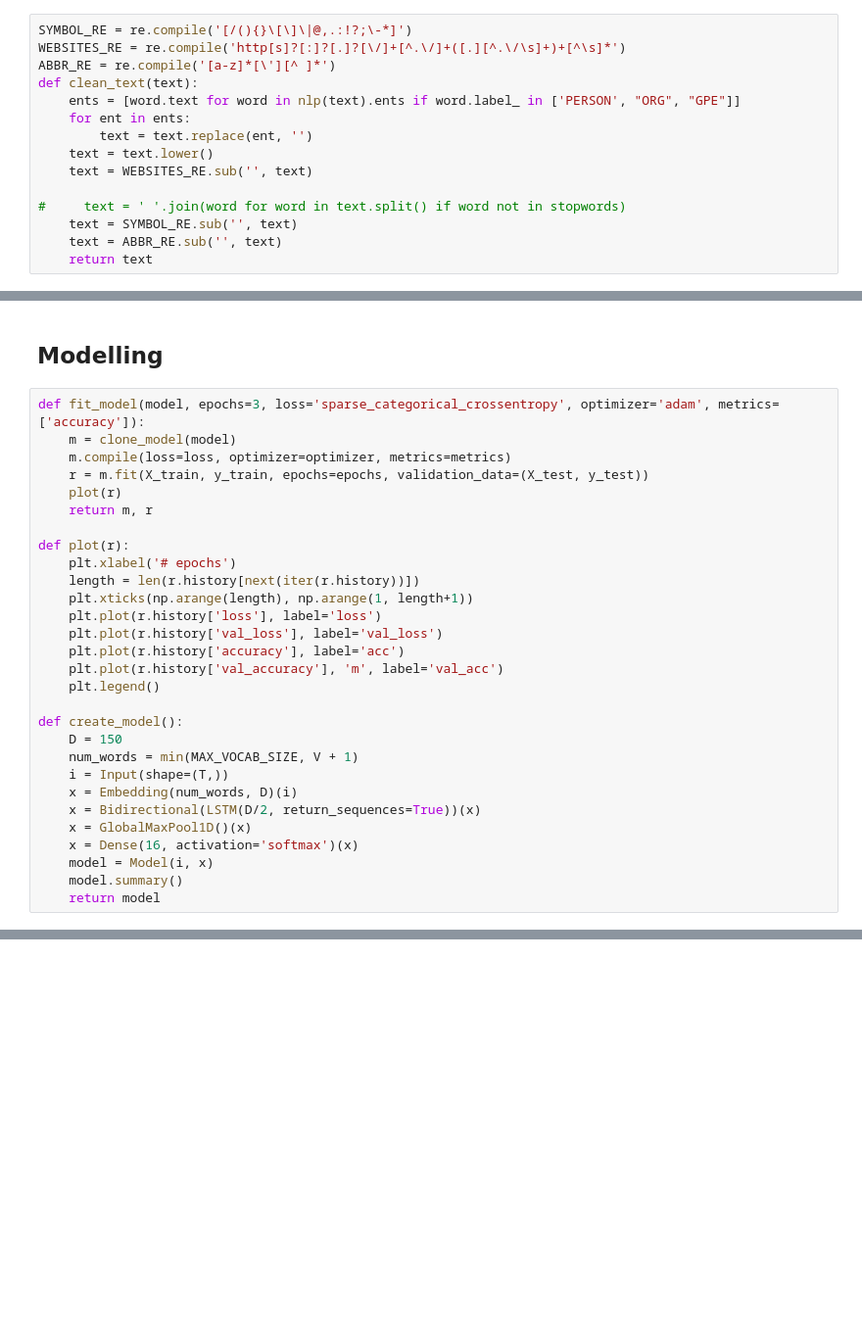
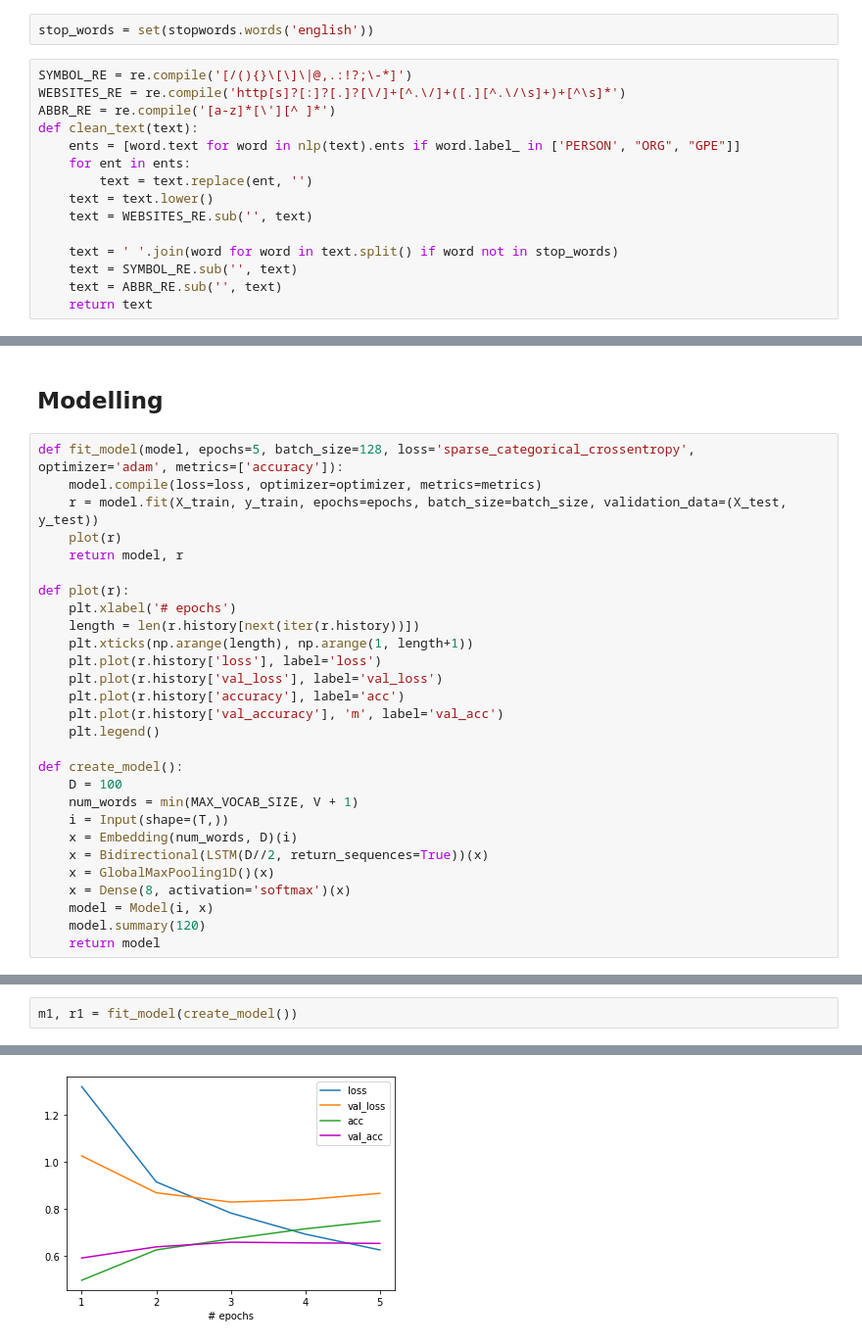
Before and after one commit to FishWith7sMemory/MAST30034-ADS-GroupProj, a Jupyter notebook: NLP.ipynb, the cells around one changed output, grey strips where cells are left out. Shown at 98% size. Saved outputs shown, nothing was run; the diff lists cells and outputs as text; blank space fills up the shorter version.

Commit message:
reduce half dimension of words to remove nose and gain an improvement in training and modelling

```diff
--- a/NLP.ipynb
+++ b/NLP.ipynb
@@ -42,6 +43,8 @@ review
 X = review["text"]
 # %%
 nlp = spacy.load("en_core_web_lg")
+# %%
+stop_words = set(stopwords.words('english'))
 # %%
 SYMBOL_RE = re.compile('[/(){}\[\]\|@,.:!?;\-*]')
 WEBSITES_RE = re.compile('http[s]?[:]?[.]?[\/]+[^.\/]+([.][^.\/\s]+)+[^\s]*')
@@ -53,7 +56,7 @@ def clean_text(text):
     text = text.lower()
     text = WEBSITES_RE.sub('', text)
 
-#     text = ' '.join(word for word in text.split() if word not in stopwords)
+    text = ' '.join(word for word in text.split() if word not in stop_words)
     text = SYMBOL_RE.sub('', text)
     text = ABBR_RE.sub('', text)
     return text
@@ -92,12 +95,11 @@ Shape of data test tensor: (26470, 947)
 # %% [markdown]
 ## Modelling
 # %%
-def fit_model(model, epochs=3, loss='sparse_categorical_crossentropy', optimizer='adam', metrics=['accuracy']):
-    m = clone_model(model)
-    m.compile(loss=loss, optimizer=optimizer, metrics=metrics)
-    r = m.fit(X_train, y_train, epochs=epochs, validation_data=(X_test, y_test))
+def fit_model(model, epochs=5, batch_size=128, loss='sparse_categorical_crossentropy', optimizer='adam', metrics=['accuracy']):
+    model.compile(loss=loss, optimizer=optimizer, metrics=metrics)
+    r = model.fit(X_train, y_train, epochs=epochs, batch_size=batch_size, validation_data=(X_test, y_test))
     plot(r)
-    return m, r
+    return model, r
 
 def plot(r):
     plt.xlabel('# epochs')
@@ -110,15 +112,15 @@ def plot(r):
     plt.legend()
 
 def create_model():
-    D = 150
+    D = 100
     num_words = min(MAX_VOCAB_SIZE, V + 1)
     i = Input(shape=(T,))
     x = Embedding(num_words, D)(i)
-    x = Bidirectional(LSTM(D/2, return_sequences=True))(x)
-    x = GlobalMaxPool1D()(x)
-    x = Dense(16, activation='softmax')(x)
+    x = Bidirectional(LSTM(D//2, return_sequences=True))(x)
+    x = GlobalMaxPooling1D()(x)
+    x = Dense(8, activation='softmax')(x)
     model = Model(i, x)
-    model.summary()
+    model.summary(120)
     return model
 # %%
 m, r = fit_model(create_model())
@@ -143,0 +151,3 @@ NameError: name 'plt' is not defined
+# %%
+m1, r1 = fit_model(create_model())
+# %% [output]
@@ -143,0 +171 @@ NameError: name 'plt' is not defined
+[figure, added]
```
Also changed, not shown: parts of 9 cells of this notebook, 2 other files.
